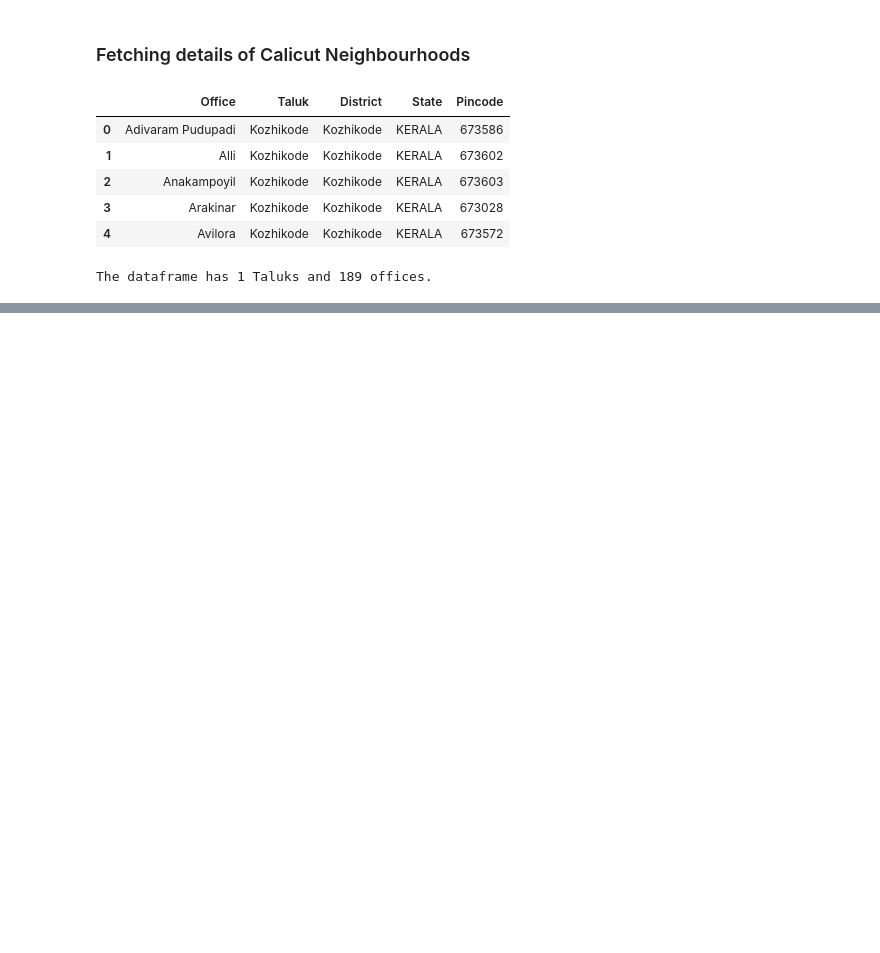
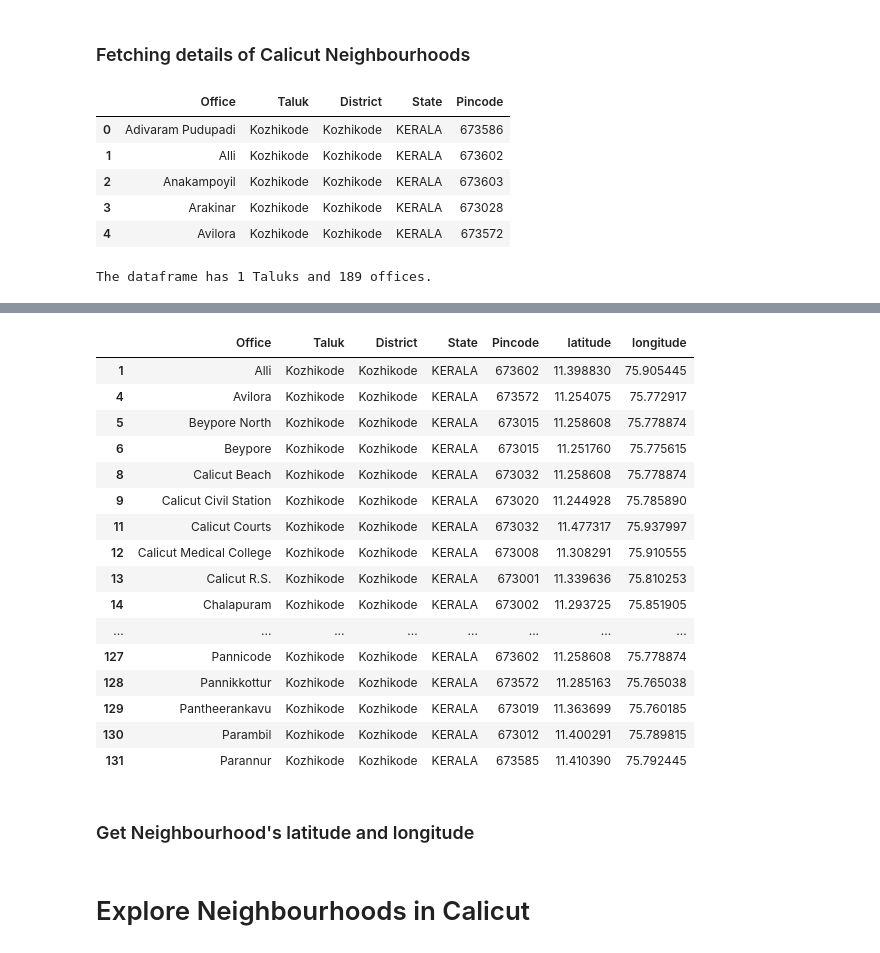
Before and after one commit to ajazHameed/Coursera_Capstone, a Jupyter notebook: coursera_capstone.ipynb, the cells around one changed output, grey strips where cells are left out. Cells and saved outputs as stored; diff of their text form; code cells hidden in the pictures; blank space fills up the shorter version.

```diff
--- a/coursera_capstone.ipynb
+++ b/coursera_capstone.ipynb
@@ -513,13 +513,13 @@ place_cal = []
 calicut_pincode_data = soup_cal.find('table', class_ = 'alt')
 for pin_info in calicut_pincode_data.find_all('th'):
     place_cal.append(pin_info.text)
-cal_pin_df = pd.DataFrame(columns = place)
+cal_pin_df = pd.DataFrame(columns = place_cal)
 for office_name_row in calicut_pincode_data.find_all('tr'):
     of_dat = []
     for office_name_dat in office_name_row.find_all('td'):
         of_dat.append(office_name_dat.text)
     if(len(of_dat) != 0):
-        a_series = pd.Series(of_dat, index = pin_df.columns)
+        a_series = pd.Series(of_dat, index = cal_pin_df.columns)
         cal_pin_df = cal_pin_df.append(a_series, ignore_index = True)
 # %%
 pin_df_calicut = cal_pin_df[(cal_pin_df['Taluk'] == 'Kozhikode')]
@@ -549,8 +549,10 @@ for index, row in pin_df_calicut.iterrows():
     location_cal = geolocator_cal.geocode(address)
     if(location_cal != None):
         print(index, address)
-        coord = pd.Series([location_cal.latitude,location_cal.longitude],index = lat_lon.columns)
+        coord = pd.Series([location_cal.latitude,location_cal.longitude],index = lat_lon_cal.columns)
         lat_lon_cal = lat_lon_cal.append(coord,ignore_index = True)
     else:
         print(index, 'X', address);
+        pin_df_calicut.drop([index],inplace=True)
+print(pin_df_calicut.shape,lat_lon_cal.shape)
 # %% [output]
@@ -579,0 +582,2 @@ location_cal = geolocator_cal.geocode(address)
+# %%
+temp_cal = pin_df_calicut
@@ -579,0 +645,25 @@ location_cal = geolocator_cal.geocode(address)
+# %%
+temp_cal = temp_cal.dropna(axis=0, )
+temp_cal
+# %% [output]
+|  | Office | Taluk | District | State | Pincode | latitude | longitude |
+| 1 | Alli | Kozhikode | Kozhikode | KERALA | 673602 | 11.398830 | 75.905445 |
+| 4 | Avilora | Kozhikode | Kozhikode | KERALA | 673572 | 11.254075 | 75.772917 |
+| 5 | Beypore North | Kozhikode | Kozhikode | KERALA | 673015 | 11.258608 | 75.778874 |
+| 6 | Beypore | Kozhikode | Kozhikode | KERALA | 673015 | 11.251760 | 75.775615 |
+| 8 | Calicut Beach | Kozhikode | Kozhikode | KERALA | 673032 | 11.258608 | 75.778874 |
+| 9 | Calicut Civil Station | Kozhikode | Kozhikode | KERALA | 673020 | 11.244928 | 75.785890 |
+| 11 | Calicut Courts | Kozhikode | Kozhikode | KERALA | 673032 | 11.477317 | 75.937997 |
+| 12 | Calicut Medical College | Kozhikode | Kozhikode | KERALA | 673008 | 11.308291 | 75.910555 |
+| 13 | Calicut R.S. | Kozhikode | Kozhikode | KERALA | 673001 | 11.339636 | 75.810253 |
+| 14 | Chalapuram | Kozhikode | Kozhikode | KERALA | 673002 | 11.293725 | 75.851905 |
+| ... | ... | ... | ... | ... | ... | ... | ... |
+| 127 | Pannicode | Kozhikode | Kozhikode | KERALA | 673602 | 11.258608 | 75.778874 |
+| 128 | Pannikkottur | Kozhikode | Kozhikode | KERALA | 673572 | 11.285163 | 75.765038 |
+| 129 | Pantheerankavu | Kozhikode | Kozhikode | KERALA | 673019 | 11.363699 | 75.760185 |
+| 130 | Parambil | Kozhikode | Kozhikode | KERALA | 673012 | 11.400291 | 75.789815 |
+| 131 | Parannur | Kozhikode | Kozhikode | KERALA | 673585 | 11.410390 | 75.792445 |
+# %% [markdown]
+### Get Neighbourhood's latitude and longitude
+# %% [markdown]
+# Explore Neighbourhoods in Calicut
```
Also changed, not shown: parts of 34 cells of this notebook.
